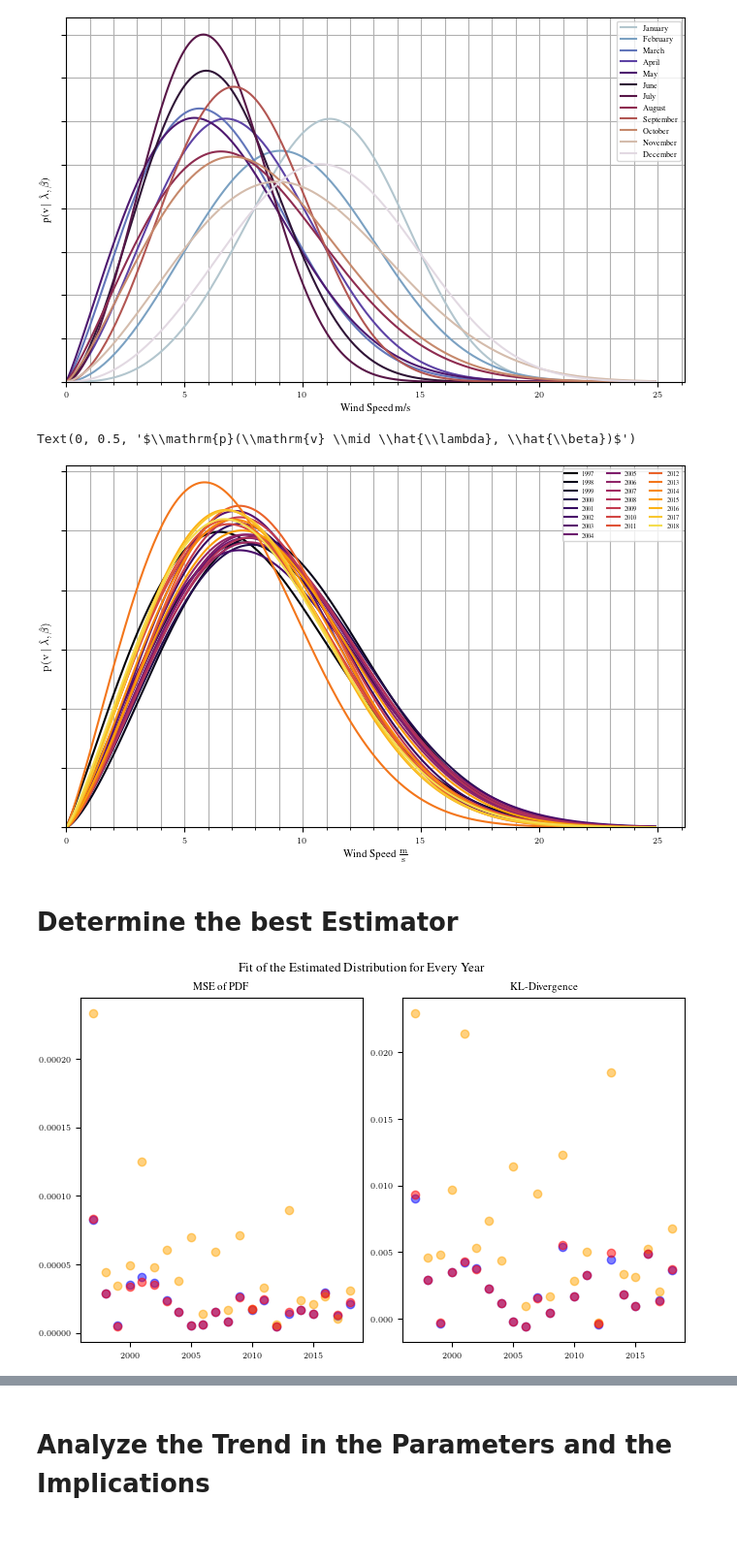
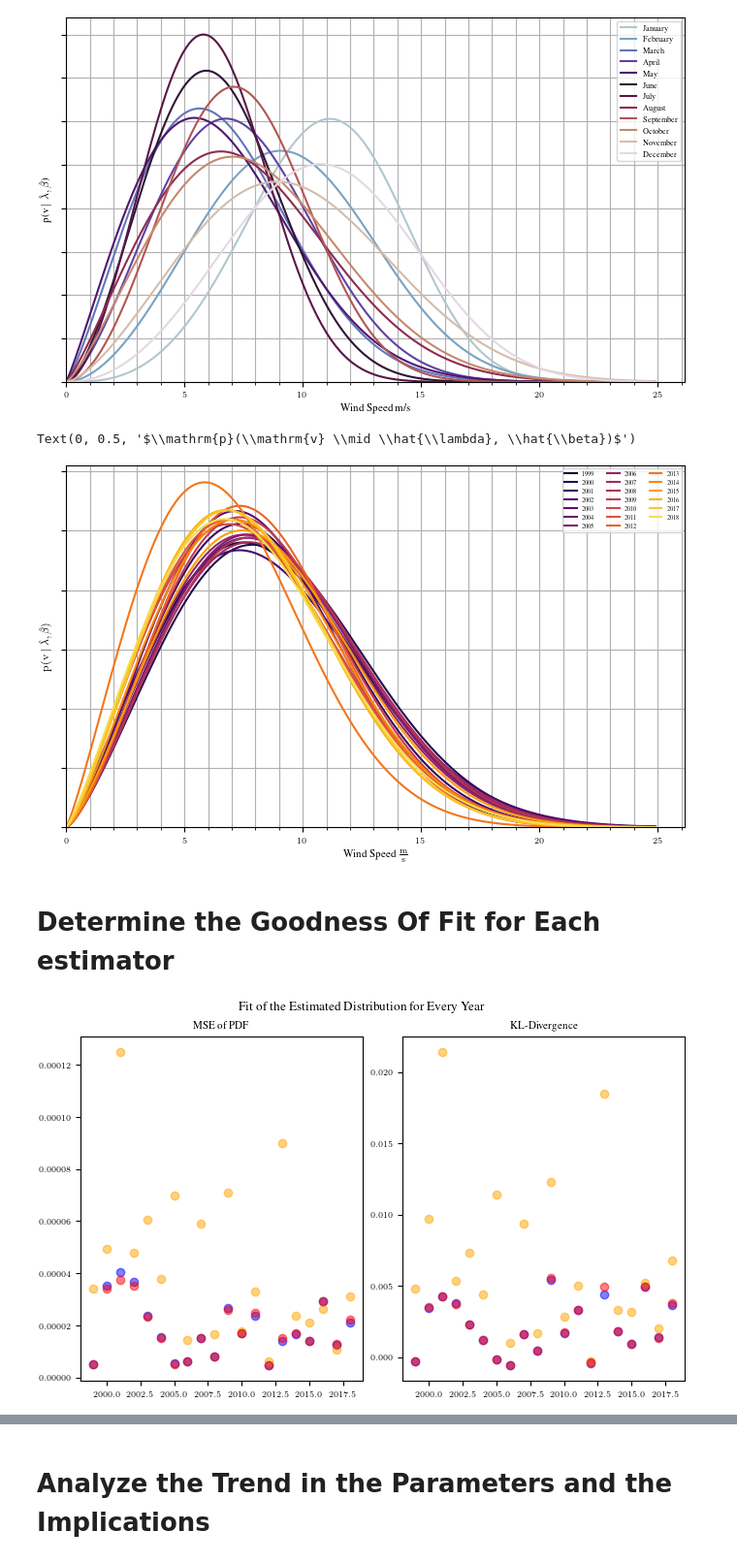
Before and after one commit to dvdvgt/wind-speed-analysis, a Jupyter notebook: notes/gwenys-notebook.ipynb, the cells around one changed output, grey strips where cells are left out. Shown: that part at 97% size. Drawn from its saved outputs; the diff is of its cells as text; code cells hidden in the pictures; blank space fills up the shorter version.

```diff
--- a/notes/gwenys-notebook.ipynb
+++ b/notes/gwenys-notebook.ipynb
@@ -207,8 +208,8 @@ plot_timeframe_pdf(df, 2002, 5)
 [figure]
 # %%
 # compute the weibull parameters for all months and years
-yearly_df=yearly_params(1997, 2018, wind_df)
-monthly_df=monthly_params(1997, 2018, wind_df)
+yearly_df=yearly_params(1999, 2018, wind_df)
+monthly_df=monthly_params(1999, 2018, wind_df)
 # %%
 # drop the months without valid values
 monthly_df=monthly_df[monthly_df['param_lambda']>-1]
@@ -255,9 +256,9 @@ ax.set_xlabel(r"Wind Speed $\frac{\mathrm{m}}{\mathrm{s}}$")
 ax.set_ylabel(r"$\mathrm{p}(\mathrm{v} \mid \hat{\lambda}, \hat{\beta})$")
 # %% [output]
 Text(0, 0.5, '$\\mathrm{p}(\\mathrm{v} \\mid \\hat{\\lambda}, \\hat{\\beta})$')
-[figure, old version]
+[figure, new version]
-# %% [markdown]
-# Determine the best Estimator
+# %% [markdown]
+# Determine the Goodness Of Fit for Each estimator
 # %%
 # How is the goodness-of-fit for every year?
 
@@ -271,39 +272,39 @@ yearly_df['mle_divergence']=0.0
 yearly_df['graphical_divergence']=0.0
 yearly_df['epf_divergence']=0.0
 
-for y in range(1997, 2019):
+for y in range(1999, 2019):
     #if y==2000:
     #    continue
     mle_weibull=Weibull.estimate(wind_df[(wind_df['MESS_DATUM'].dt.year == y)]["FF_10_wind"])
     graphical_weibull=Weibull.graphical_estimate(wind_df[(wind_df['MESS_DATUM'].dt.year == y)]["FF_10_wind"])
     epf_weibull=Weibull.epf_estimate(wind_df[(wind_df['MESS_DATUM'].dt.year == y)]["FF_10_wind"])
 
     fit1= mle_weibull.fit(wind_df[(wind_df['MESS_DATUM'].dt.year == y)]["FF_10_wind"])
     fit2=graphical_weibull.fit(wind_df[(wind_df['MESS_DATUM'].dt.year == y)]["FF_10_wind"])
     fit3=epf_weibull.fit(wind_df[(wind_df['MESS_DATUM'].dt.year == y)]["FF_10_wind"])
 
     yearly_df.loc[ y, 'mle_RMSE']=np.sqrt(fit1[0])
     yearly_df.loc[y, 'graphical_RMSE']=np.sqrt(fit2[0])
     yearly_df.loc[y,'epf_RMSE']=np.sqrt(fit3[0])
 
     yearly_df.loc[y,'mle_divergence']=fit1[4]
     yearly_df.loc[y,'graphical_divergence']=fit2[4]
     yearly_df.loc[y, 'epf_divergence']=fit3[4]
 
     axis[0].scatter(y,fit1[0], color='blue', alpha=0.5 , label='MLM')
     axis[0].scatter(y, fit2[0], color='orange', alpha=0.5, label='graphical method')
     axis[0].scatter(y, fit3[0], color='red', alpha=0.5, label='epf method')
     axis[0].set_title("MSE of PDF")
 
     axis[1].scatter(y, fit1[4], color='blue', alpha=0.5)
     axis[1].scatter(y, fit2[4], color='orange', alpha=0.5)
     axis[1].scatter(y, fit3[4], color='red', alpha=0.5)
     axis[1].set_title("KL-Divergence")
 
 figure.suptitle('Fit of the Estimated Distribution for Every Year')
 plt.show()
 # %% [output]
-[figure, old version]
+[figure, new version]
 # %%
 # find the average of the yearly RMSE and divergence resp
 m_mle_RMSE=yearly_df['mle_RMSE'].mean()
```
Also changed, not shown: parts of 17 cells of this notebook, 4 other files.
